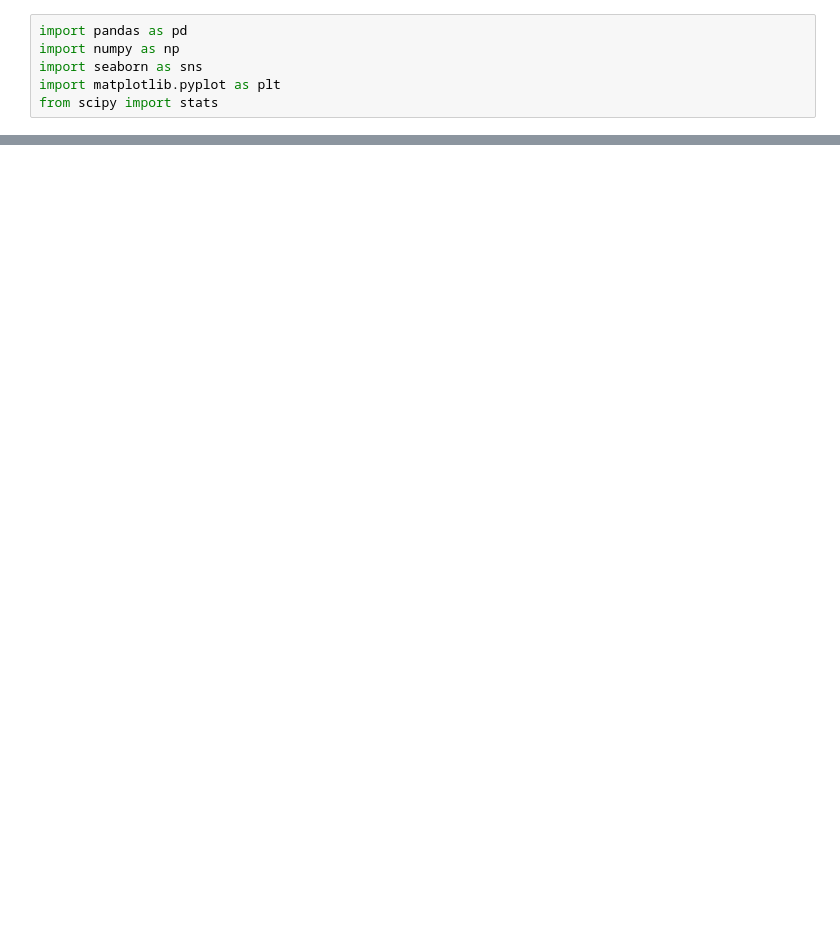
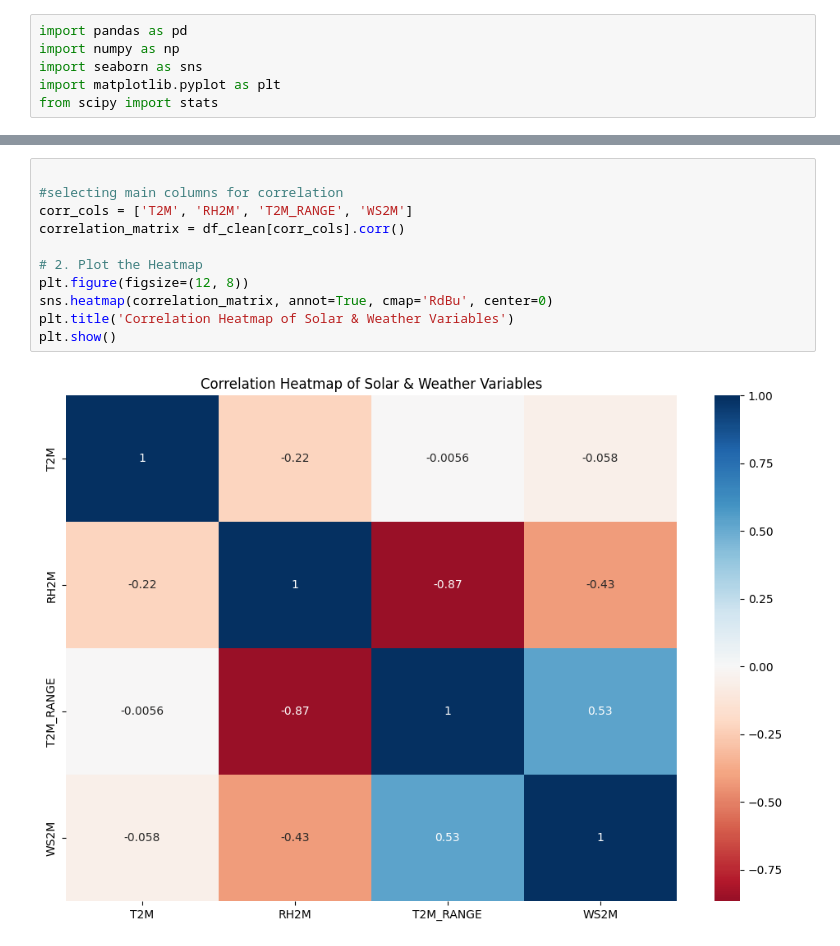
Before and after one commit to rahelm1/climate-challenge-week0, a Jupyter notebook: notebooks/ethiopia_eda.ipynb, the cells around one changed output, grey strips where cells are left out. Saved outputs shown, nothing was run; the diff lists cells and outputs as text; blank space fills up the shorter version.

```diff
--- a/notebooks/ethiopia_eda.ipynb
+++ b/notebooks/ethiopia_eda.ipynb
@@ -27,0 +334,13 @@ Duplicates found: 0
+# %%
+
+#selecting main columns for correlation
+corr_cols = ['T2M', 'RH2M', 'T2M_RANGE', 'WS2M']
+correlation_matrix = df_clean[corr_cols].corr()
+
+# 2. Plot the Heatmap
+plt.figure(figsize=(12, 8))
+sns.heatmap(correlation_matrix, annot=True, cmap='RdBu', center=0)
+plt.title('Correlation Heatmap of Solar & Weather Variables')
+plt.show()
+# %% [output]
+[figure, added]
```
Also changed, not shown: parts of 58 cells of this notebook, 4 other files.
